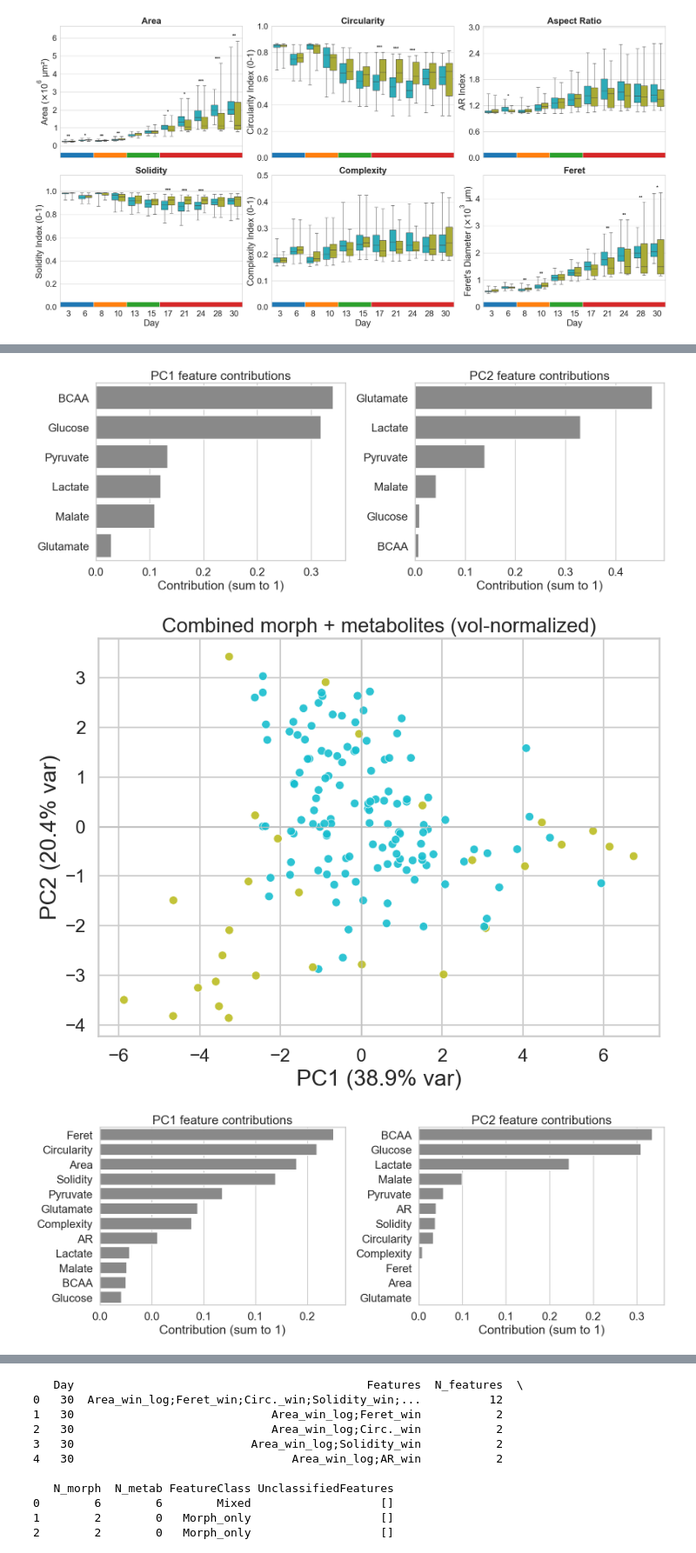
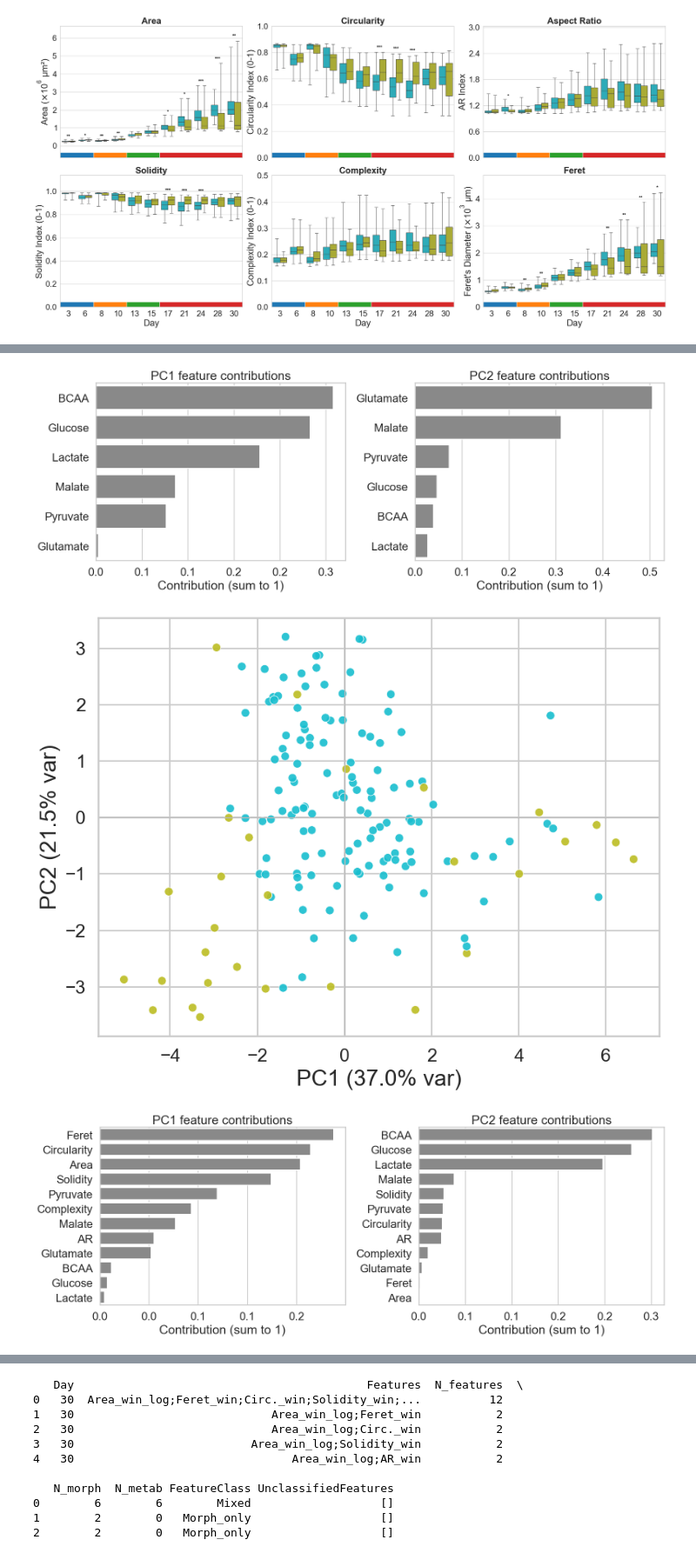
Before and after one commit to RehenLab/MMM, a Jupyter notebook: main_data_analysis.ipynb, the cells around one changed output, grey strips where cells are left out. Shown at 87% size. Drawn from its saved outputs; the diff is of its cells as text; code cells hidden in the pictures.

```diff
--- a/main_data_analysis.ipynb
+++ b/main_data_analysis.ipynb
@@ -238,13 +254,13 @@ print(df_proc[['Organoid', 'Day', 'Area_win', 'Area_win_log']].head())
 # %%
 # Residualize morphometry feature and metabolites and add to df_proc
 
-suffix = "_win_vol_norm"
-metab_cols_win_vol_norm = [c + suffix for c in metab_cols]
+suffix = "_win_area_norm"
+metab_cols_win_area_norm = [c + suffix for c in metab_cols]
 
 # We combine the column lists to residualize.
 # We filter to ensure they exist in the data frame and remove the Area itself to avoid errors.
-target_cols = [c for c in (morph_cols_win + metab_cols_win_vol_norm)
-               if c in df_proc.columns and c not in ['Area_win','Volume_win']]
+target_cols = [c for c in (morph_cols_win + metab_cols_win_area_norm)
+               if c in df_proc.columns and c not in ['Area_win']]
 
 print(f"Starting residualization by 'Area_win' grouped by Day for {len(target_cols)} variables...")
 
@@ -477,7 +491,6 @@ ax.axhline(0, color='gray', lw=0.6, alpha=0.6)
 ax.axvline(0, color='gray', lw=0.6, alpha=0.6)
 ax.set_xlabel('PC1 (' + str(np.round(expl_var_pct[0], 1)) + '%)', fontsize=18)
 ax.set_ylabel('PC2 (' + str(np.round(expl_var_pct[1], 1)) + '%)', fontsize=18)
-ax.set_title('PCA of morphometric features along development', fontsize=18)
 ax.tick_params(axis='both', labelsize=16)
 
 handles, labels = ax.get_legend_handles_labels()
@@ -1001,7 +1011,7 @@ def q_to_symbol(q):
         return '*'
     return ''
 
-features_raw = [c for c in metab_cols_win_vol_norm if c in df.columns]
+features_raw = [c for c in metab_cols_win_area_norm if c in df.columns]
 features_resid = [f + '_resid' for f in features_raw if f != 'Area_win']
 
 # Create a list of columns to maintain (Raw + Resid)
@@ -1116,12 +1126,12 @@ else:
 features_to_plot_raw = [c for c in features_raw if c in df_stats_raw.columns]
 
 feat_title_ylabel = {
-    'GlucoseGlo_win_vol_norm': ('Glucose', 'Exchange rate ({} nmol/day/µm³)'),
-    'GlutamateGlo_win_vol_norm': ('Glutamate', 'Exchange rate ({} nmol/day/µm³)'),
-    'PyruvateGlo_win_vol_norm': ('Pyruvate', 'Exchange rate ({} nmol/day/µm³)'),
-    'MalateGlo_win_vol_norm': ('Malate', 'Exchange rate ({} nmol/day/µm³)'),
-    'BCAAGlo_win_vol_norm': ('BCAA', 'Exchange rate ({} nmol/day/µm³)'),
-    'LactateGlo_win_vol_norm': ('Lactate', 'Exchange rate ({} nmol/day/µm³)'),
+    'GlucoseGlo_win_area_norm': ('Glucose', 'Exchange rate ({} nmol/day/µm²)'),
+    'GlutamateGlo_win_area_norm': ('Glutamate', 'Exchange rate ({} nmol/day/µm²)'),
+    'PyruvateGlo_win_area_norm': ('Pyruvate', 'Exchange rate ({} nmol/day/µm²)'),
+    'MalateGlo_win_area_norm': ('Malate', 'Exchange rate ({} nmol/day/µm²)'),
+    'BCAAGlo_win_area_norm': ('BCAA', 'Exchange rate ({} nmol/day/µm²)'),
+    'LactateGlo_win_area_norm': ('Lactate', 'Exchange rate ({} nmol/day/µm²)'),
 }
 
 cols = 3
@@ -1223,12 +1233,12 @@ feature_rename_dict = {
     'Complexity_win': 'Complexity',
     'Solidity_win': 'Solidity',
     'AR_win': 'AR',
-    'BCAAGlo_win_vol_norm': 'BCAA',
-    'GlutamateGlo_win_vol_norm': 'Glutamate',
-    'GlucoseGlo_win_vol_norm': 'Glucose',
-    'LactateGlo_win_vol_norm': 'Lactate',
-    'PyruvateGlo_win_vol_norm': 'Pyruvate',
-    'MalateGlo_win_vol_norm': 'Malate',
+    'BCAAGlo_win_area_norm': 'BCAA',
+    'GlutamateGlo_win_area_norm': 'Glutamate',
+    'GlucoseGlo_win_area_norm': 'Glucose',
+    'LactateGlo_win_area_norm': 'Lactate',
+    'PyruvateGlo_win_area_norm': 'Pyruvate',
+    'MalateGlo_win_area_norm': 'Malate',
 }
 
 sns.set_context('talk')
@@ -1240,7 +1250,7 @@ pca_df30 = pca_df30[(pca_df30['Day'] == 30) & (pca_df30['Classification'].isin([
 
 pca_base_cols = ['Organoid', 'Classification']
 pca_morph_cols = [c for c in morph_cols_win if c in pca_df30.columns]
-pca_metab_cols = [c for c in metab_cols_win_vol_norm if c in pca_df30.columns]
+pca_metab_cols = [c for c in metab_cols_win_area_norm if c in pca_df30.columns]
 
 
 def pca_plot_no_arrows(case_name, feature_cols, fig_name, bar_top_n=15):
@@ -1296,7 +1306,6 @@ def pca_plot_no_arrows(case_name, feature_cols, fig_name, bar_top_n=15):
     plt.axvline(0, color='#BBBBBB', lw=1)
     plt.xlabel('PC1 (' + str(np.round(evr[0] * 100, 1)) + '% var)', fontsize=22)
     plt.ylabel('PC2 (' + str(np.round(evr[1] * 100, 1)) + '% var)', fontsize=22)
-    plt.title(case_name, fontsize=20)
     ax.tick_params(axis='both', labelsize=18)
 
     plt.tight_layout()
@@ -1353,8 +1362,8 @@ def pca_plot_no_arrows(case_name, feature_cols, fig_name, bar_top_n=15):
 
 
 pca_res_morph = pca_plot_no_arrows('Morphometrics only', pca_morph_cols, 'Fig 3')
-pca_res_metab = pca_plot_no_arrows('Metabolites (vol-normalized) only', pca_metab_cols, 'Fig 4')
-pca_res_combo = pca_plot_no_arrows('Combined morph + metabolites (vol-normalized)', pca_morph_cols + pca_metab_cols, 'Fig 6')
+pca_res_metab = pca_plot_no_arrows('Metabolites (area-normalized) only', pca_metab_cols, 'Fig 4')
+pca_res_combo = pca_plot_no_arrows('Combined morph + metabolites (area-normalized)', pca_morph_cols + pca_metab_cols, 'Fig 6')
 
 # Print the same compact driver tables as before (top 12 each)
 for pca_res in [pca_res_morph, pca_res_metab, pca_res_combo]:
@@ -1374,6 +1383,6 @@ for pca_res in [pca_res_morph, pca_res_metab, pca_res_combo]:
-[figure, old version]
+[figure, new version]
-[figure, old version]
+[figure, new version]
-[figure, old version]
+[figure, new version]
 Morphometrics only
 Plotted organoids: 155 | Good 126 | Bad 29
 Explained variance ratio PC1/PC2: [0.624  0.1547]
```
Also changed, not shown: parts of 30 cells of this notebook, 2 other files.
